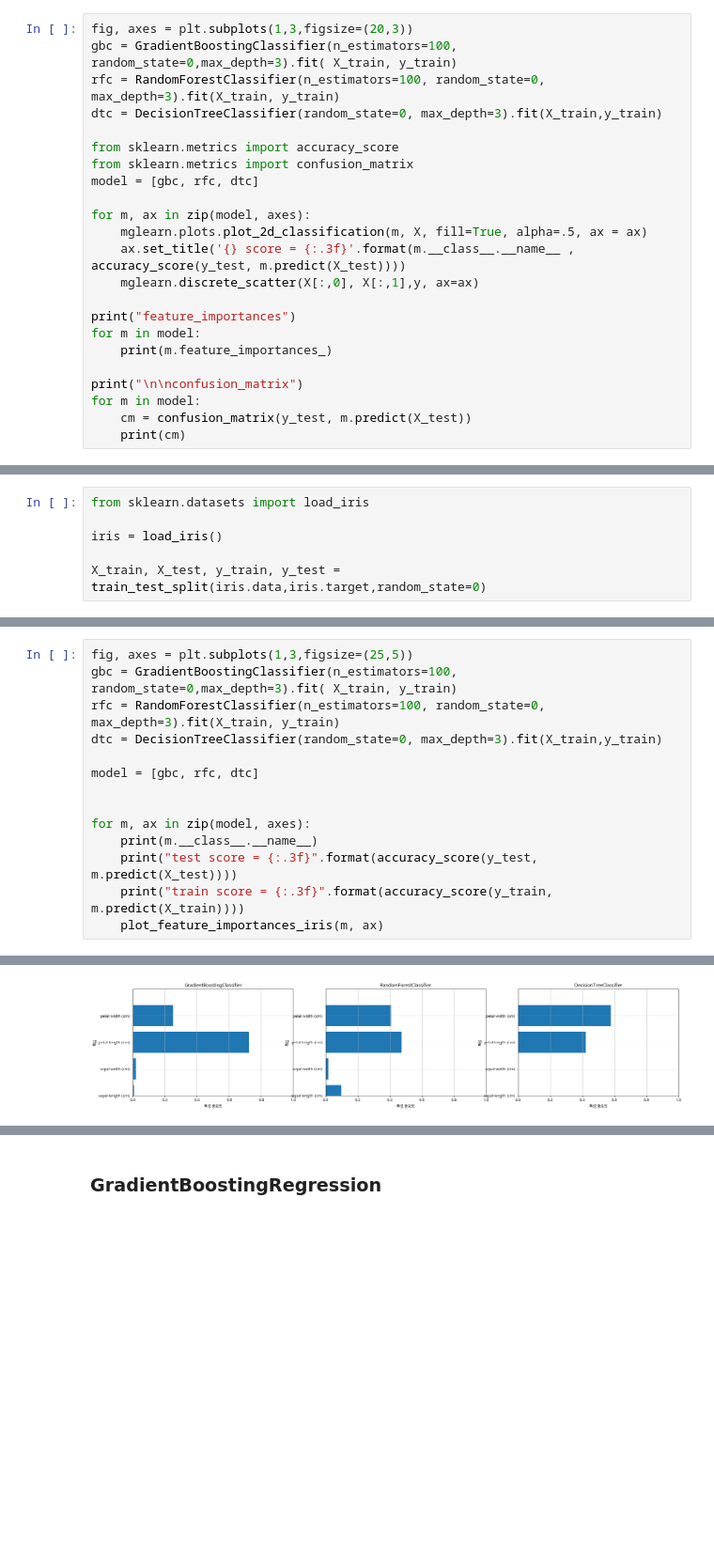
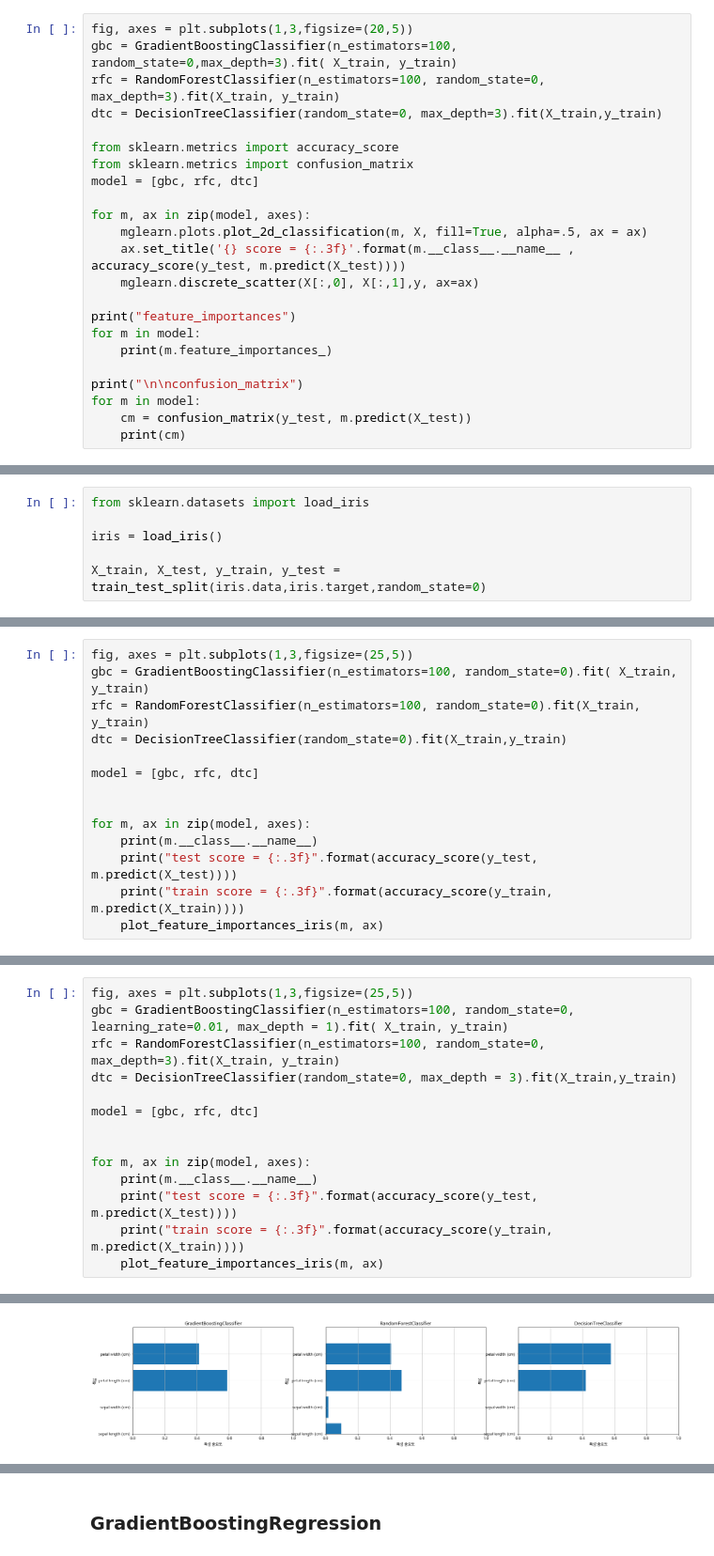
Before and after one commit to comet08/Machine_Learning, a Jupyter notebook: 5주차/GradientBoosting.ipynb, the cells around one changed output, grey strips where cells are left out. Shown: that part at 94% size. Saved outputs shown, nothing was run; the diff lists cells and outputs as text; blank space fills up the shorter version.

```diff
--- a/5주차/GradientBoosting.ipynb
+++ b/5주차/GradientBoosting.ipynb
@@ -219,7 +262,7 @@ mglearn.discrete_scatter(X[:,0], X[:,1],y)
  <matplotlib.lines.Line2D at 0x...>]
 [figure]
 # %%
-fig, axes = plt.subplots(1,3,figsize=(20,3))
+fig, axes = plt.subplots(1,3,figsize=(20,5))
 gbc = GradientBoostingClassifier(n_estimators=100, random_state=0,max_depth=3).fit( X_train, y_train)
 rfc = RandomForestClassifier(n_estimators=100, random_state=0, max_depth=3).fit(X_train, y_train)
 dtc = DecisionTreeClassifier(random_state=0, max_depth=3).fit(X_train,y_train)
@@ -287,0 +335,14 @@ def plot_feature_importances_iris(model,ax):
+# %%
+fig, axes = plt.subplots(1,3,figsize=(25,5))
+gbc = GradientBoostingClassifier(n_estimators=100, random_state=0).fit( X_train, y_train)
+rfc = RandomForestClassifier(n_estimators=100, random_state=0).fit(X_train, y_train)
+dtc = DecisionTreeClassifier(random_state=0).fit(X_train,y_train)
+
+model = [gbc, rfc, dtc]
+
+
+for m, ax in zip(model, axes):
+    print(m.__class__.__name__)
+    print("test score = {:.3f}".format(accuracy_score(y_test, m.predict(X_test))))
+    print("train score = {:.3f}".format(accuracy_score(y_train, m.predict(X_train))))
+    plot_feature_importances_iris(m, ax)
@@ -288,8 +367,8 @@ def plot_feature_importances_iris(model,ax):
 # %%
 fig, axes = plt.subplots(1,3,figsize=(25,5))
-gbc = GradientBoostingClassifier(n_estimators=100, random_state=0,max_depth=3).fit( X_train, y_train)
+gbc = GradientBoostingClassifier(n_estimators=100, random_state=0, learning_rate=0.01, max_depth = 1).fit( X_train, y_train)
 rfc = RandomForestClassifier(n_estimators=100, random_state=0, max_depth=3).fit(X_train, y_train)
-dtc = DecisionTreeClassifier(random_state=0, max_depth=3).fit(X_train,y_train)
+dtc = DecisionTreeClassifier(random_state=0, max_depth = 3).fit(X_train,y_train)
 
 model = [gbc, rfc, dtc]
 
@@ -306,7 +385,7 @@ train score = 1.000
 RandomForestClassifier
 test score = 0.974
 train score = 0.973
 DecisionTreeClassifier
 test score = 0.974
 train score = 0.982
-[figure, old version]
+[figure, new version]
```
Also changed, not shown: parts of 28 cells of this notebook, 3 other files.
